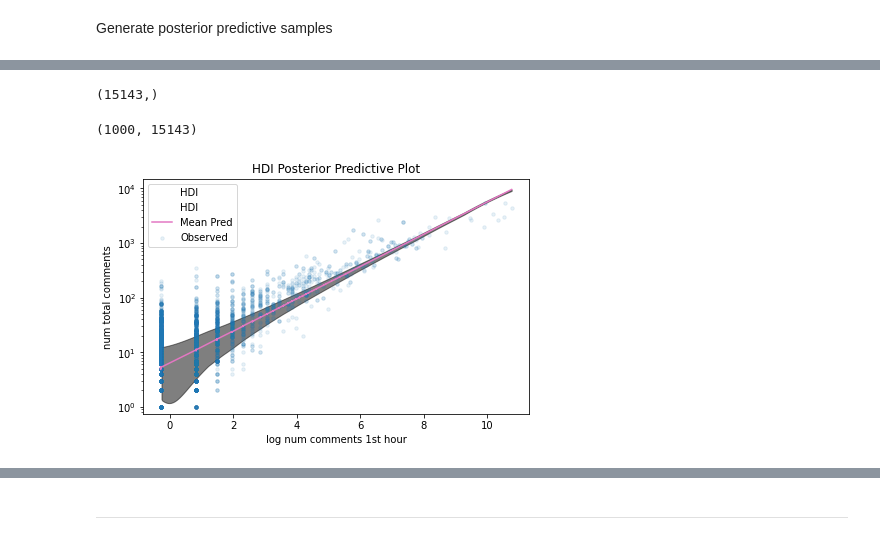
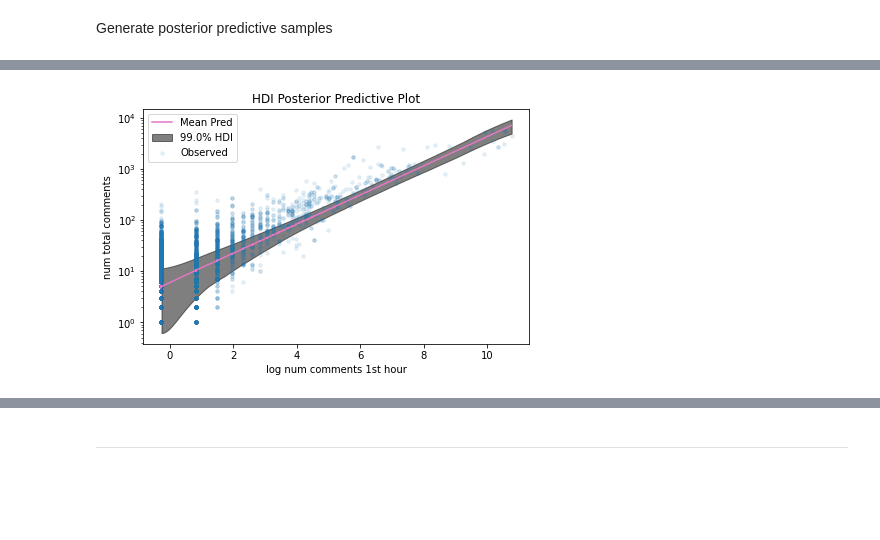
Before and after one commit to ageil/Probabilistic-Programming, a Jupyter notebook: model/PostModel.ipynb, the cells around one changed output, grey strips where cells are left out. Saved outputs shown, nothing was run; the diff lists cells and outputs as text; code cells hidden in the pictures; blank space fills up the shorter version.

```diff
--- a/model/PostModel.ipynb
+++ b/model/PostModel.ipynb
@@ -241,23 +215,6 @@ y_sorted = y_data[:,sorted_indices]
-# %%
-x_data.shape
-# %% [output]
-(15143,)
-# %%
-y_data.shape
-# %% [output]
-(1000, 15143)
-# %%
-az.plot_hdi(x_sorted, y_sorted, color="k", plot_kwargs={"ls": "--", "label": "HDI"}, hdi_prob=0.99)
-plt.yscale("log")
-plt.plot(x_sorted, np.mean(y_sorted, axis=0), "C6", label="Mean Pred")
-# plt.xlim(8, 10)
-plt.scatter(p_data_train[:,1], y_train, s=12, alpha=0.1, label="Observed")
-plt.title("HDI Posterior Predictive Plot")
-plt.xlabel("log num comments 1st hour")
-plt.ylabel("num total comments")
-plt.legend()
-plt.show()
-# %% [output]
-[figure, removed]
+# %%
+plot_pp_hdi(samples, p_data_train, y_train, hdi_prob=0.99)
+# %% [output]
+[figure, added]
 # %%
 samples['gamma'].shape
```
Also changed, not shown: parts of 17 cells of this notebook, 1 other file.
